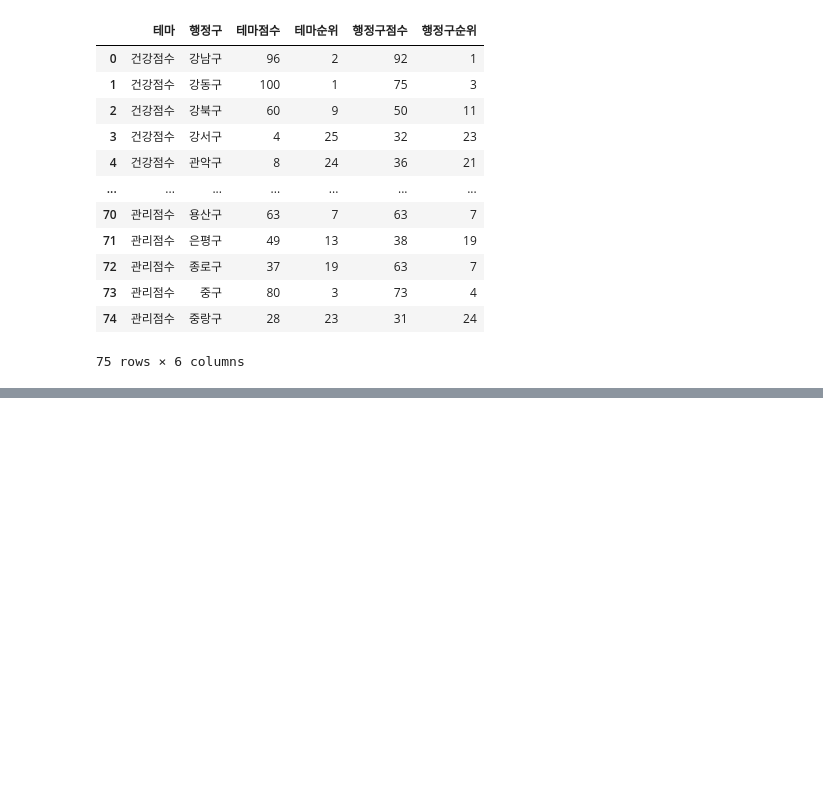
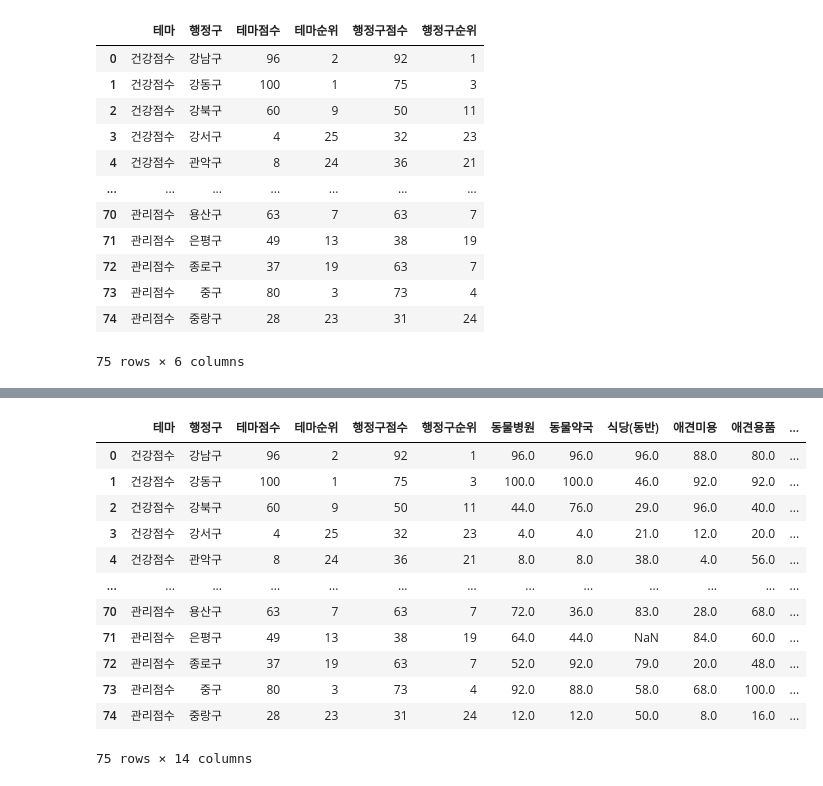
Before and after one commit to ev1025/happy_dog_map, a Jupyter notebook: 전처리.ipynb, the cells around one changed output, grey strips where cells are left out. Saved outputs shown, nothing was run; the diff lists cells and outputs as text; code cells hidden in the pictures; blank space fills up the shorter version.

```diff
--- a/전처리.ipynb
+++ b/전처리.ipynb
@@ -507,3 +529,21 @@ tem_score
+# %%
+# 태블로용 점수 데이터
+all_score = pd.merge(tem_score ,cat_score, how='left', on='행정구')
+all_score
+# %% [output]
+|  | 테마 | 행정구 | 테마점수 | 테마순위 | 행정구점수 | 행정구순위 | 동물병원 | 동물약국 | 식당(동반) | 애견미용 | 애견용품 | ... |
+| 0 | 건강점수 | 강남구 | 96 | 2 | 92 | 1 | 96.0 | 96.0 | 96.0 | 88.0 | 80.0 | ... |
+| 1 | 건강점수 | 강동구 | 100 | 1 | 75 | 3 | 100.0 | 100.0 | 46.0 | 92.0 | 92.0 | ... |
+| 2 | 건강점수 | 강북구 | 60 | 9 | 50 | 11 | 44.0 | 76.0 | 29.0 | 96.0 | 40.0 | ... |
+| 3 | 건강점수 | 강서구 | 4 | 25 | 32 | 23 | 4.0 | 4.0 | 21.0 | 12.0 | 20.0 | ... |
+| 4 | 건강점수 | 관악구 | 8 | 24 | 36 | 21 | 8.0 | 8.0 | 38.0 | 4.0 | 56.0 | ... |
+| ... | ... | ... | ... | ... | ... | ... | ... | ... | ... | ... | ... | ... |
+| 70 | 관리점수 | 용산구 | 63 | 7 | 63 | 7 | 72.0 | 36.0 | 83.0 | 28.0 | 68.0 | ... |
+| 71 | 관리점수 | 은평구 | 49 | 13 | 38 | 19 | 64.0 | 44.0 | NaN | 84.0 | 60.0 | ... |
+| 72 | 관리점수 | 종로구 | 37 | 19 | 63 | 7 | 52.0 | 92.0 | 79.0 | 20.0 | 48.0 | ... |
+| 73 | 관리점수 | 중구 | 80 | 3 | 73 | 4 | 92.0 | 88.0 | 58.0 | 68.0 | 100.0 | ... |
+| 74 | 관리점수 | 중랑구 | 28 | 23 | 31 | 24 | 12.0 | 12.0 | 50.0 | 8.0 | 16.0 | ... |
+75 rows × 14 columns
 # %%
 # 데이터 내보내기
 all_data.drop('할당량', axis=1, inplace=True)
```
Also changed, not shown: parts of 2 cells of this notebook.
